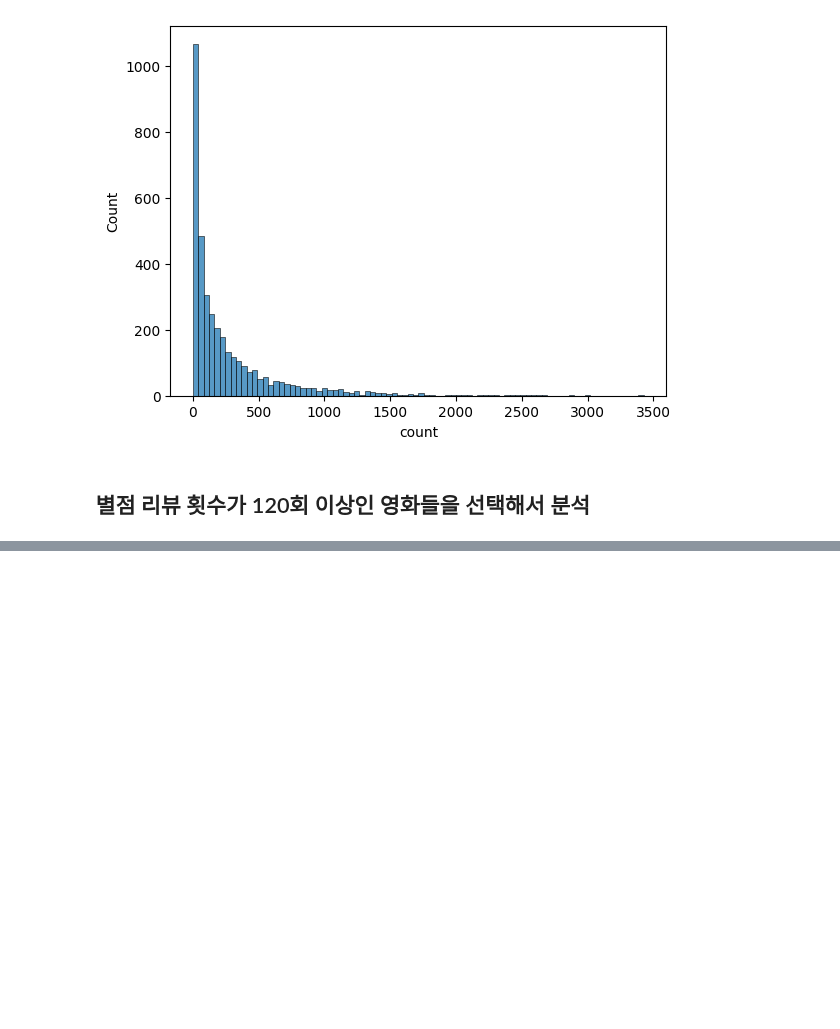
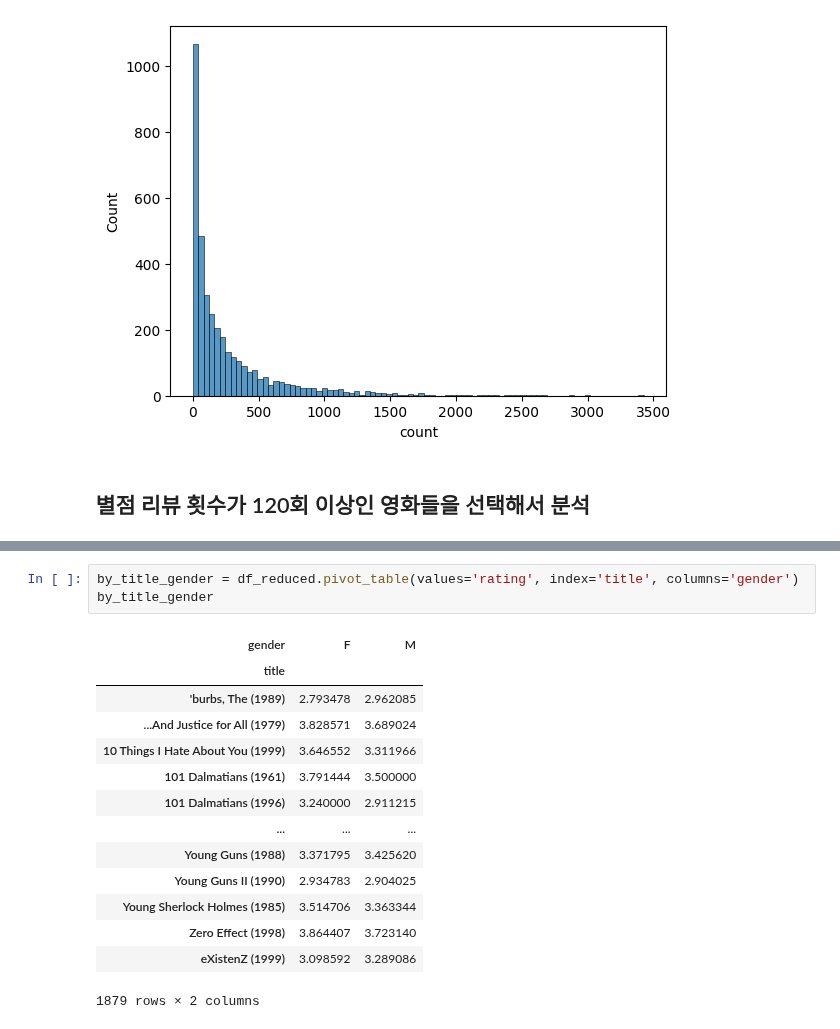
Before and after one commit to JakeOh/202511_BD53, a Jupyter notebook: lab_python/da14_movielens.ipynb, the cells around one changed output, grey strips where cells are left out. Saved outputs shown, nothing was run; the diff lists cells and outputs as text; blank space fills up the shorter version.

```diff
--- a/lab_python/da14_movielens.ipynb
+++ b/lab_python/da14_movielens.ipynb
@@ -419,0 +512,18 @@ plt.show()
+# %%
+by_title_gender = df_reduced.pivot_table(values='rating', index='title', columns='gender')
+by_title_gender
+# %% [output]
+| gender | F | M |
+| title |  |  |
+| 'burbs, The (1989) | 2.793478 | 2.962085 |
+| ...And Justice for All (1979) | 3.828571 | 3.689024 |
+| 10 Things I Hate About You (1999) | 3.646552 | 3.311966 |
+| 101 Dalmatians (1961) | 3.791444 | 3.500000 |
+| 101 Dalmatians (1996) | 3.240000 | 2.911215 |
+| ... | ... | ... |
+| Young Guns (1988) | 3.371795 | 3.425620 |
+| Young Guns II (1990) | 2.934783 | 2.904025 |
+| Young Sherlock Holmes (1985) | 3.514706 | 3.363344 |
+| Zero Effect (1998) | 3.864407 | 3.723140 |
+| eXistenZ (1999) | 3.098592 | 3.289086 |
+1879 rows × 2 columns
```
Also changed, not shown: parts of 13 cells of this notebook.
